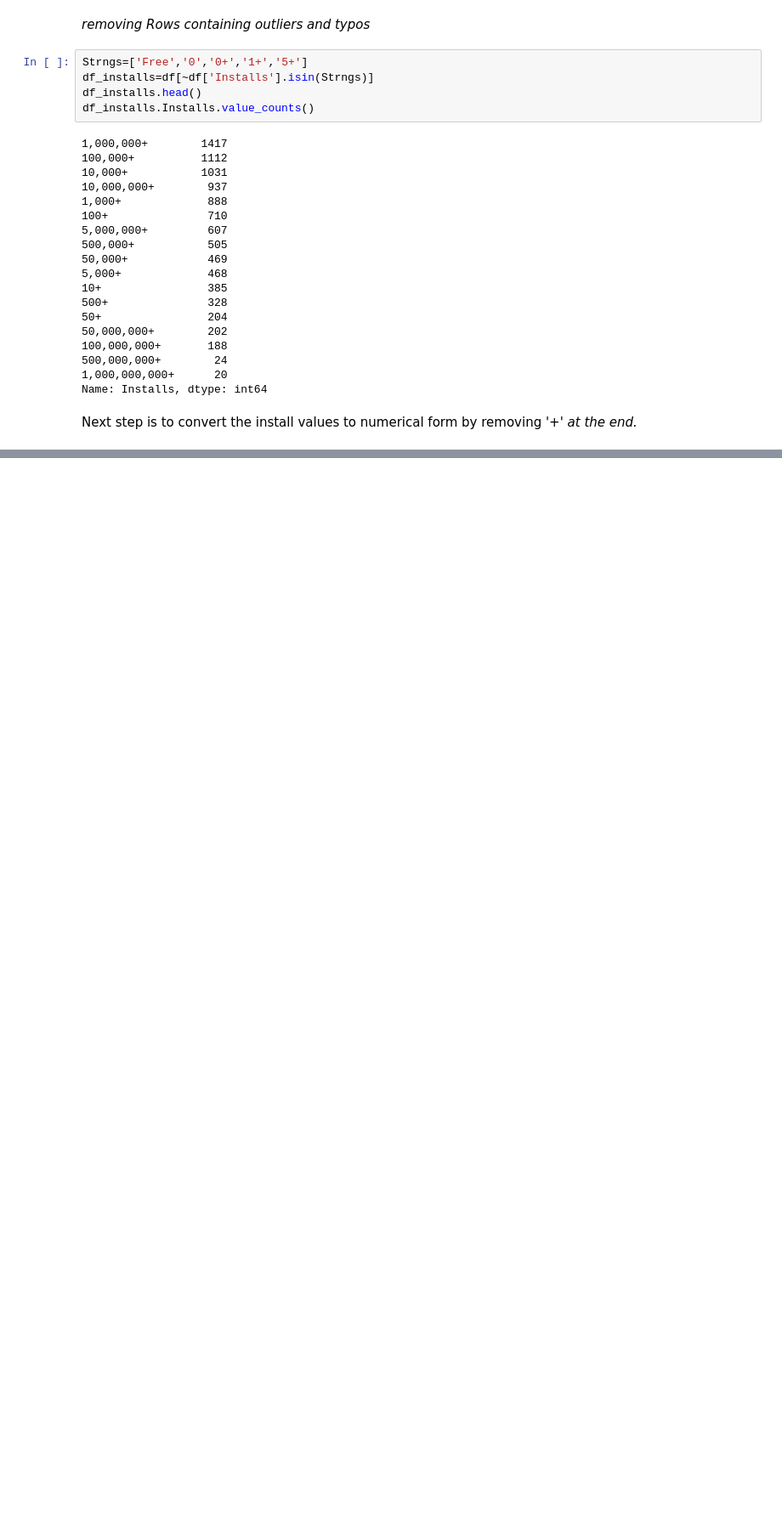
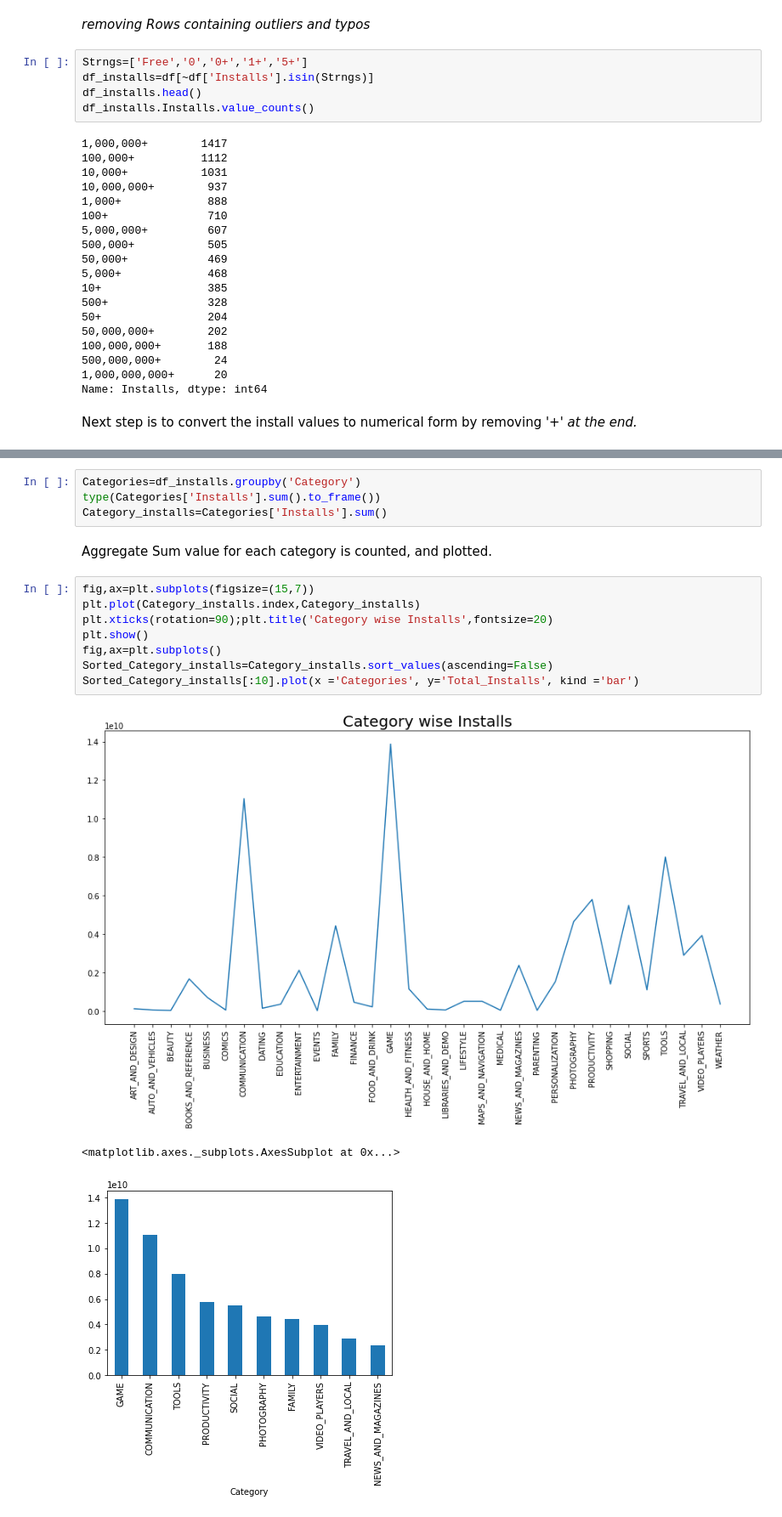
Before and after one commit to iMrugesh9/EDA_Playstore_Data, a Jupyter notebook: Play_Store_App_Review_Analysis(Mrugesh_Patel).ipynb, the cells around one changed output, grey strips where cells are left out. Shown at 85% size. Saved outputs shown, nothing was run; the diff lists cells and outputs as text; blank space fills up the shorter version.

Commit message:
Third commit (data_visualization)

```diff
--- a/Play_Store_App_Review_Analysis(Mrugesh_Patel).ipynb
+++ b/Play_Store_App_Review_Analysis(Mrugesh_Patel).ipynb
@@ -384,0 +389,18 @@ df_installs.head()
+# %%
+Categories=df_installs.groupby('Category')
+type(Categories['Installs'].sum().to_frame())
+Category_installs=Categories['Installs'].sum()
+# %% [markdown]
+Aggregate Sum value for each category is counted, and plotted.
+# %%
+fig,ax=plt.subplots(figsize=(15,7))
+plt.plot(Category_installs.index,Category_installs)
+plt.xticks(rotation=90);plt.title('Category wise Installs',fontsize=20)
+plt.show()
+fig,ax=plt.subplots()
+Sorted_Category_installs=Category_installs.sort_values(ascending=False)
+Sorted_Category_installs[:10].plot(x ='Categories', y='Total_Installs', kind ='bar')
+# %% [output]
+[figure, added]
+<matplotlib.axes._subplots.AxesSubplot at 0x...>
+[figure, added]
```
Also changed, not shown: parts of 15 cells of this notebook.
